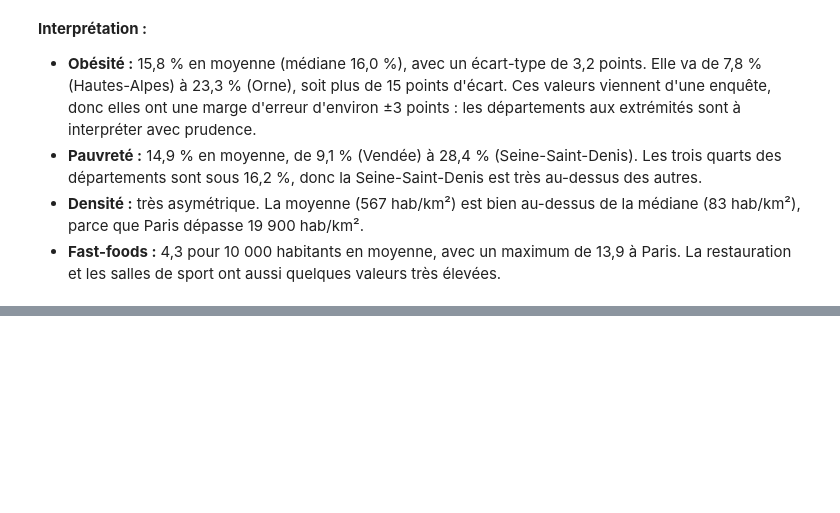
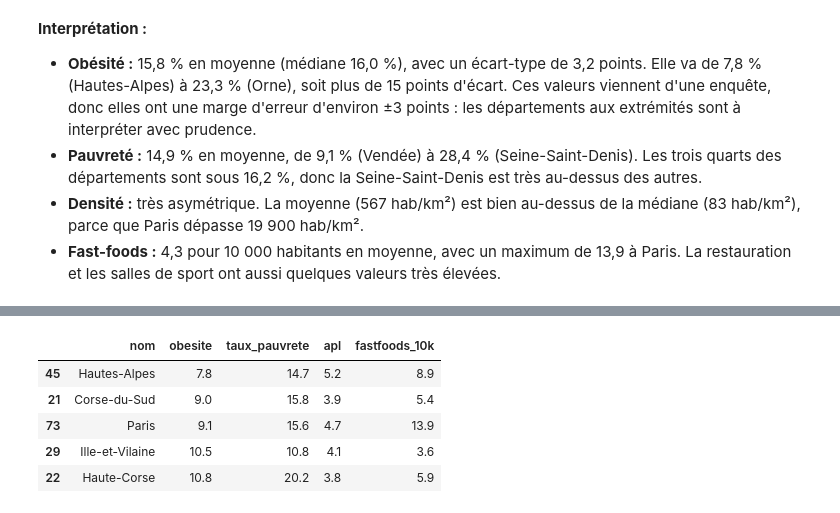
Before and after one commit to leonardlevi/projet-2A, a Jupyter notebook: notebooks/01_descriptif.ipynb, the cells around one changed output, grey strips where cells are left out. Cells and saved outputs as stored; diff of their text form; code cells hidden in the pictures; blank space fills up the shorter version.

```diff
--- a/notebooks/01_descriptif.ipynb
+++ b/notebooks/01_descriptif.ipynb
@@ -54,0 +103,9 @@ df[variables].describe().round(1)
+# %%
+df.sort_values("obesite")[colonnes].head(5).round(1)
+# %% [output]
+|  | nom | obesite | taux_pauvrete | apl | fastfoods_10k |
+| 45 | Hautes-Alpes | 7.8 | 14.7 | 5.2 | 8.9 |
+| 21 | Corse-du-Sud | 9.0 | 15.8 | 3.9 | 5.4 |
+| 73 | Paris | 9.1 | 15.6 | 4.7 | 13.9 |
+| 29 | Ille-et-Vilaine | 10.5 | 10.8 | 4.1 | 3.6 |
+| 22 | Haute-Corse | 10.8 | 20.2 | 3.8 | 5.9 |
```
Also changed, not shown: parts of 6 cells of this notebook, 1 other file.
